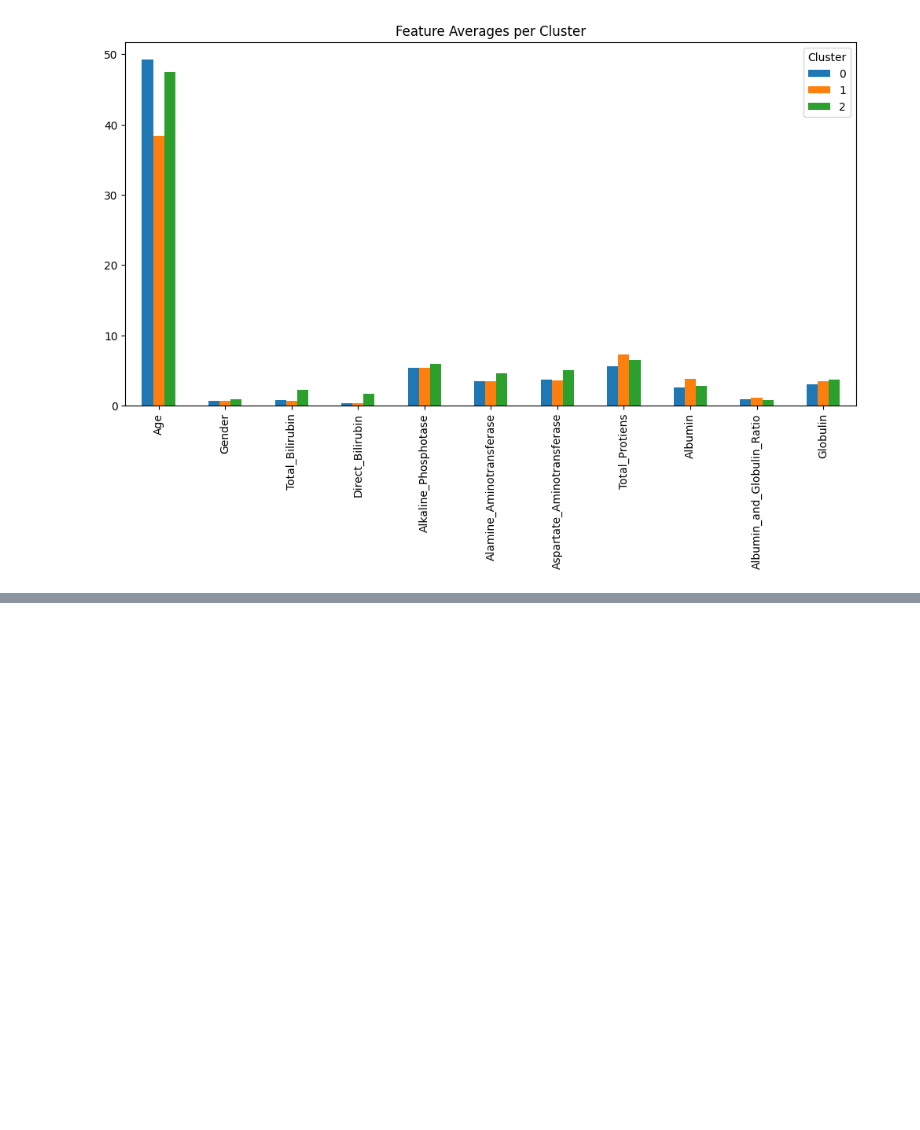
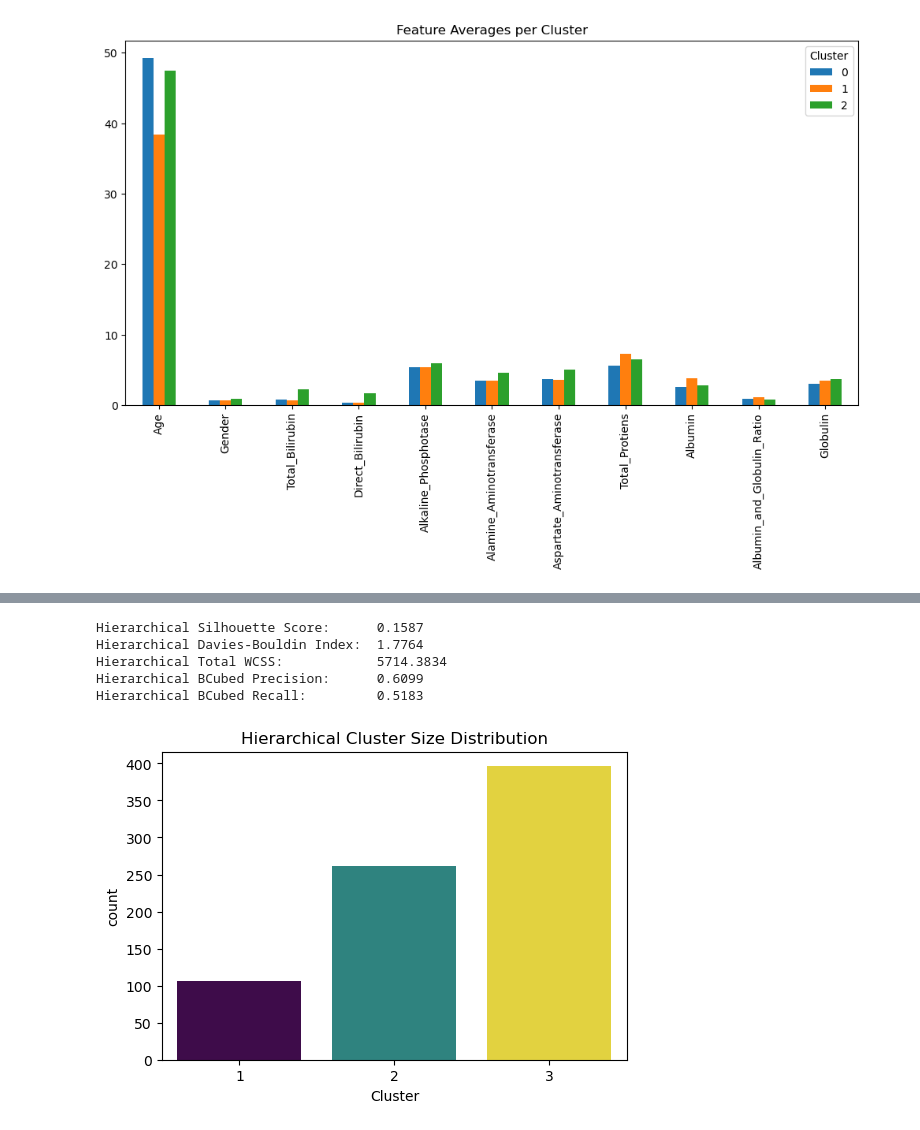
Before and after one commit to JumanahAlanazy/SW485-Project-G7, a Jupyter notebook: SW485-Project/Phase2_Unsupervised_Learning.ipynb, the cells around one changed output, grey strips where cells are left out. Cells and saved outputs as stored; diff of their text form; code cells hidden in the pictures; blank space fills up the shorter version.

```diff
--- a/SW485-Project/Phase2_Unsupervised_Learning.ipynb
+++ b/SW485-Project/Phase2_Unsupervised_Learning.ipynb
@@ -248,0 +318,67 @@ Finally, the use of BCubed metrics is only an approximation in this context, sin
+# %%
+import pandas as pd
+import numpy as np
+from sklearn.metrics import silhouette_score, davies_bouldin_score
+from sklearn.metrics.cluster import contingency_matrix
+import matplotlib.pyplot as plt
+import seaborn as sns
+
+# 1. Load ground truth labels to calculate BCubed metrics
+# We load and concatenate them in the same order as X_train and X_test were joined
+y_train = pd.read_csv("Preprocessed_Data/y_train.csv")
+y_test = pd.read_csv("Preprocessed_Data/y_test.csv")
+y_true = pd.concat([y_train, y_test], axis=0).values.flatten()
+
+# 2. Calculate Internal Metrics
+sil_score = silhouette_score(X_scaled, hierarchical_labels)
+db_index = davies_bouldin_score(X_scaled, hierarchical_labels)
+
+# Function to calculate Total Within-Cluster Sum of Squares (WCSS)
+def calculate_wcss(data, labels):
+    wcss = 0
+    for i in np.unique(labels):
+        cluster_points = data[labels == i]
+        center = np.mean(cluster_points, axis=0)
+        wcss += np.sum((cluster_points - center)**2)
+    return wcss
+
+total_wcss = calculate_wcss(X_scaled, hierarchical_labels)
+
+# 3. Calculate BCubed Metrics (External Validation)
+# We use the original disease labels as a proxy for external validation
+cm = contingency_matrix(y_true, hierarchical_labels)
+precision = np.sum(np.max(cm, axis=0)) / np.sum(cm)
+recall = np.sum(np.max(cm, axis=1)) / np.sum(cm)
+
+# 4. Print results (Clean output)
+print(f"Hierarchical Silhouette Score:      {sil_score:.4f}")
+print(f"Hierarchical Davies-Bouldin Index:  {db_index:.4f}")
+print(f"Hierarchical Total WCSS:            {total_wcss:.4f}")
+print(f"Hierarchical BCubed Precision:      {precision:.4f}")
+print(f"Hierarchical BCubed Recall:         {recall:.4f}")
+
+# 5. Save results to txt file
+with open(f"{output_dir}/hierarchical_metrics.txt", "w") as f:
+    f.write(f"Hierarchical Clustering Results (k={optimal_k})\n")
+    f.write(f"Silhouette Score: {sil_score:.4f}\n")
+    f.write(f"Davies-Bouldin Index: {db_index:.4f}\n")
+    f.write(f"Total WCSS: {total_wcss:.4f}\n")
+    f.write(f"BCubed Precision: {precision:.4f}\n")
+    f.write(f"BCubed Recall: {recall:.4f}\n")
+
+# 6. Visualization: Cluster Distribution (Fixed Warning)
+plt.figure(figsize=(6, 4))
+sns.countplot(x='Cluster', data=X_hierarchical, hue='Cluster', palette='viridis', legend=False)
+plt.title('Hierarchical Cluster Size Distribution')
+plt.savefig(f"{output_dir}/hierarchical_distribution.png")
+plt.show()
+
+# 7. Save labeled data to CSV
+X_hierarchical.to_csv(f"{output_dir}/hierarchical_results.csv", index=False)
+# %% [output]
+Hierarchical Silhouette Score:      0.1587
+Hierarchical Davies-Bouldin Index:  1.7764
+Hierarchical Total WCSS:            5714.3834
+Hierarchical BCubed Precision:      0.6099
+Hierarchical BCubed Recall:         0.5183
+[figure, added]
```
Also changed, not shown: parts of 20 cells of this notebook, 22 other files.
